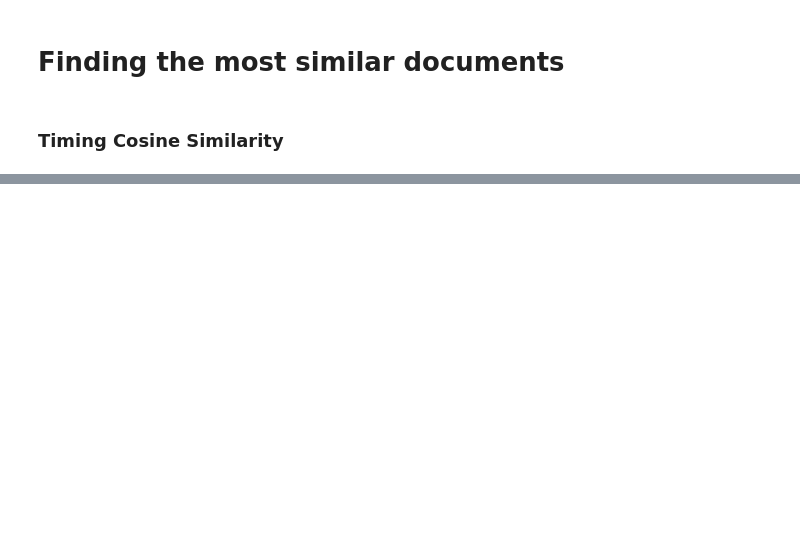
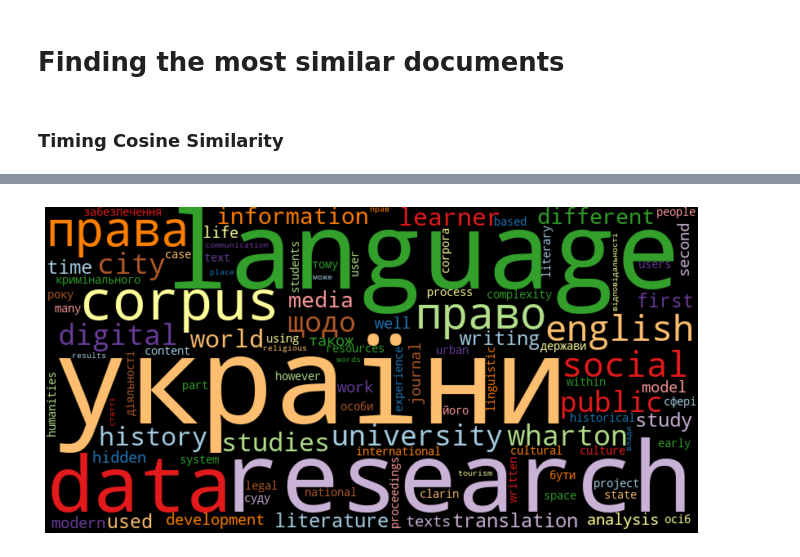
Before and after one commit to spotka/txtanalytics, a Jupyter notebook: doc_sim_graph.ipynb, the cells around one changed output, grey strips where cells are left out. Cells and saved outputs as stored; diff of their text form; code cells hidden in the pictures; blank space fills up the shorter version.

```diff
--- a/doc_sim_graph.ipynb
+++ b/doc_sim_graph.ipynb
@@ -101,0 +293,8 @@ G = nx.from_pandas_edgelist(df, 'docid1', 'docid2')
+# %%
+# transform counter into data frame
+min_freq = 2
+freq_df = pd.DataFrame.from_dict(counter, orient='index', columns=['freq'])
+freq_df = freq_df.query('freq >= @min_freq')
+freq_df.index.name = 'token'
+freq_df = freq_df.sort_values('freq', ascending=False)
+freq_df.head(20)
@@ -101,0 +320,33 @@ G = nx.from_pandas_edgelist(df, 'docid1', 'docid2')
+# %%
+from wordcloud import WordCloud ###
+from collections import Counter ###
+
+def wordcloud(word_freq, title=None, max_words=200, stopwords=None):
+
+    wc = WordCloud(width=800, height=400,
+                   background_color= "black", colormap="Paired",
+                   max_font_size=150, max_words=max_words)
+
+    # convert data frame into dict
+    if type(word_freq) == pd.Series:
+        counter = Counter(word_freq.fillna(0).to_dict())
+    else:
+        counter = word_freq
+
+    # filter stop words in frequency counter
+    if stopwords is not None:
+        counter = {token:freq for (token, freq) in counter.items()
+                              if token not in stopwords}
+    wc.generate_from_frequencies(counter)
+
+    plt.title(title)
+
+    plt.imshow(wc, interpolation='bilinear')
+    plt.axis("off")
+# %%
+import matplotlib.pyplot as plt
+
+plt.figure(figsize=(12,6))
+wordcloud(freq_df['freq'], max_words=100)
+# %% [output]
+[figure, added]
```
Also changed, not shown: parts of 23 cells of this notebook.
